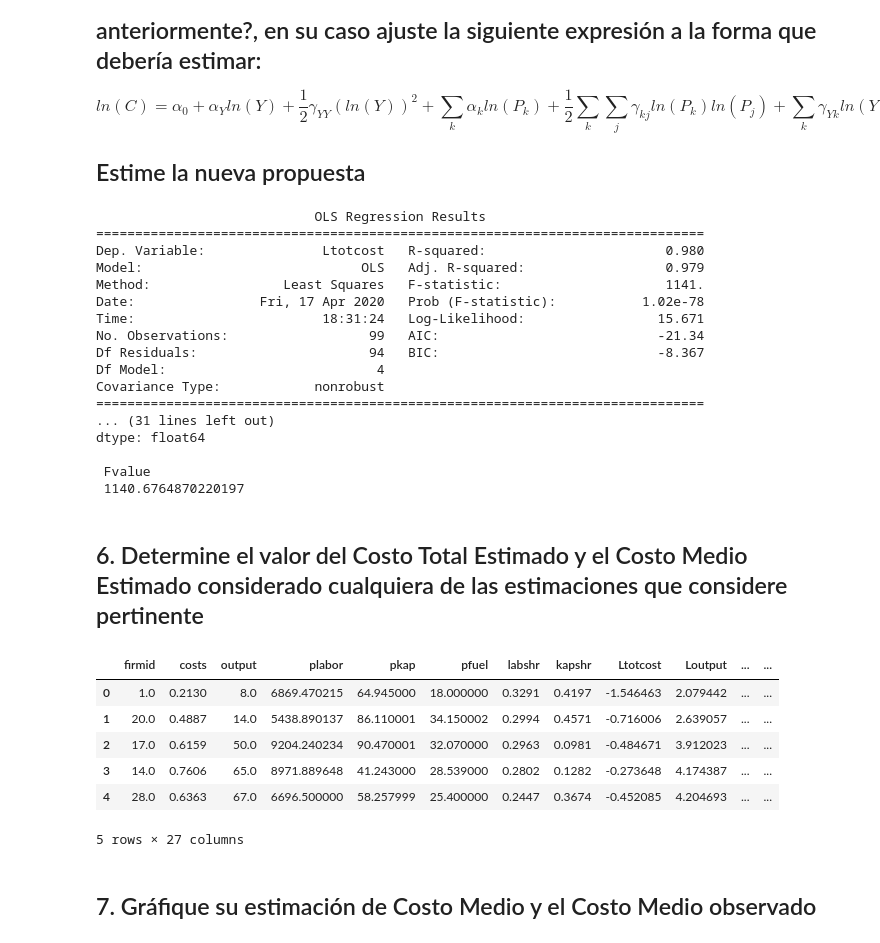
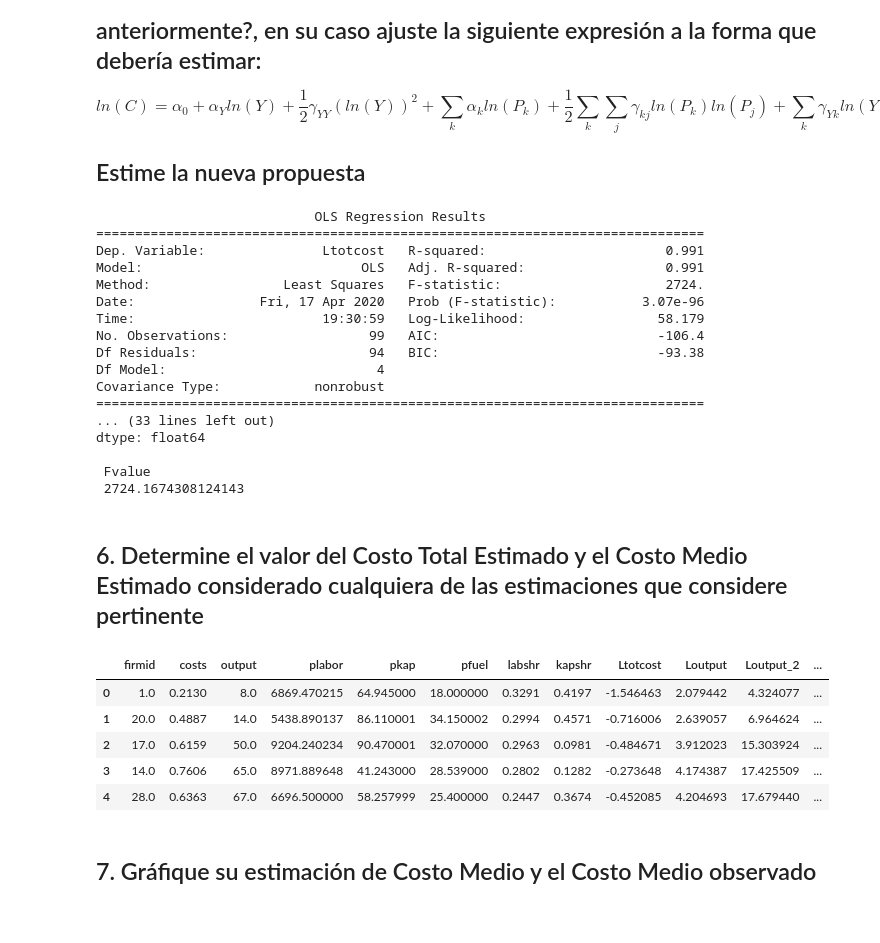
Before and after one commit to Elias-RM/OLS, a Jupyter notebook: Regresion_Lineal_TAREA.ipynb, the cells around one changed output. Drawn from its saved outputs; the diff is of its cells as text; code cells hidden in the pictures.

```diff
--- a/Regresion_Lineal_TAREA.ipynb
+++ b/Regresion_Lineal_TAREA.ipynb
@@ -226,6 +218,7 @@ $$ln(C) = \alpha_0 +  \alpha_Y ln(Y) + \frac{1}{2} \gamma_{YY} (ln(Y))^2 + \sum_
 dataframe2 , meta = pyreadstat.read_dta(dtafile)
 dataframe2['Ltotcost'] = np.log(dataframe2['costs'])
 dataframe2['Loutput'] = np.log(dataframe2['output'])
+dataframe2['Loutput_2'] = dataframe2['Loutput']**2
 dataframe2['Lplabor'] = np.log(dataframe2['plabor'])
 dataframe2['Lpfuel'] = np.log(dataframe2['pfuel'])
 dataframe2['Lpkap'] = np.log(dataframe2['pkap'])
@@ -233,7 +226,7 @@ dataframe2['One'] = 1
 
 
 Y = dataframe2["Ltotcost"]
-X = dataframe2[["One","Loutput", "Lplabor", "Lpfuel", "Lpkap"]]
+X = dataframe2[["One","Loutput", "Lplabor", "Lpfuel", "Loutput_2"]]
 # %%
 # Resporte de la estimación:
 est = sm.OLS(Y,X)
@@ -247,41 +240,40 @@ print("\n Fvalue \n", est2.fvalue)
 # %% [output]
                             OLS Regression Results
 ==============================================================================
-Dep. Variable:               Ltotcost   R-squared:                       0.980
-Model:                            OLS   Adj. R-squared:                  0.979
-Method:                 Least Squares   F-statistic:                     1141.
-Date:                Fri, 17 Apr 2020   Prob (F-statistic):           1.02e-78
-Time:                        18:31:24   Log-Likelihood:                 15.671
-No. Observations:                  99   AIC:                            -21.34
-Df Residuals:                      94   BIC:                            -8.367
+Dep. Variable:               Ltotcost   R-squared:                       0.991
+Model:                            OLS   Adj. R-squared:                  0.991
+Method:                 Least Squares   F-statistic:                     2724.
+Date:                Fri, 17 Apr 2020   Prob (F-statistic):           3.07e-96
+Time:                        19:30:59   Log-Likelihood:                 58.179
+No. Observations:                  99   AIC:                            -106.4
+Df Residuals:                      94   BIC:                            -93.38
 Df Model:                           4
 Covariance Type:            nonrobust
 ==============================================================================
-... (31 lines left out)
+... (33 lines left out)
 dtype: float64
 
  Fvalue
- 1140.6764870220197
+ 2724.1674308124143
 # %% [markdown]
 ## 6. Determine el valor del Costo Total Estimado y el Costo Medio Estimado considerado cualquiera de las estimaciones que considere pertinente
 # %%
 # Rcuperamos de la regresión el valor del Log del costo estimado
 LY_pred = est2.predict(X)
 # Anti-log:
 Y = np.exp(LY_pred)
 # Colocamos en el Data Frame:
-dataframe['avgcost'] = dataframe["costs"]/dataframe["output"]
-dataframe['totcost_e'] = Y
-dataframe['avgcost_e'] = dataframe["totcost_e"]/dataframe["output"]
-dataframe.head()
+dataframe2['avgcost'] = dataframe2["costs"]/dataframe2["output"]
+dataframe2['totcost_e'] = Y
+dataframe2['avgcost_e'] = dataframe2["totcost_e"]/dataframe2["output"]
+dataframe2.head()
 # %% [output]
-|  | firmid | costs | output | plabor | pkap | pfuel | labshr | kapshr | Ltotcost | Loutput | ... | ... |
-| 0 | 1.0 | 0.2130 | 8.0 | 6869.470215 | 64.945000 | 18.000000 | 0.3291 | 0.4197 | -1.546463 | 2.079442 | ... | ... |
-| 1 | 20.0 | 0.4887 | 14.0 | 5438.890137 | 86.110001 | 34.150002 | 0.2994 | 0.4571 | -0.716006 | 2.639057 | ... | ... |
-| 2 | 17.0 | 0.6159 | 50.0 | 9204.240234 | 90.470001 | 32.070000 | 0.2963 | 0.0981 | -0.484671 | 3.912023 | ... | ... |
-| 3 | 14.0 | 0.7606 | 65.0 | 8971.889648 | 41.243000 | 28.539000 | 0.2802 | 0.1282 | -0.273648 | 4.174387 | ... | ... |
-| 4 | 28.0 | 0.6363 | 67.0 | 6696.500000 | 58.257999 | 25.400000 | 0.2447 | 0.3674 | -0.452085 | 4.204693 | ... | ... |
+|  | firmid | costs | output | plabor | pkap | pfuel | labshr | kapshr | Ltotcost | Loutput | Loutput_2 | ... |
+| 0 | 1.0 | 0.2130 | 8.0 | 6869.470215 | 64.945000 | 18.000000 | 0.3291 | 0.4197 | -1.546463 | 2.079442 | 4.324077 | ... |
+| 1 | 20.0 | 0.4887 | 14.0 | 5438.890137 | 86.110001 | 34.150002 | 0.2994 | 0.4571 | -0.716006 | 2.639057 | 6.964624 | ... |
+| 2 | 17.0 | 0.6159 | 50.0 | 9204.240234 | 90.470001 | 32.070000 | 0.2963 | 0.0981 | -0.484671 | 3.912023 | 15.303924 | ... |
+| 3 | 14.0 | 0.7606 | 65.0 | 8971.889648 | 41.243000 | 28.539000 | 0.2802 | 0.1282 | -0.273648 | 4.174387 | 17.425509 | ... |
+| 4 | 28.0 | 0.6363 | 67.0 | 6696.500000 | 58.257999 | 25.400000 | 0.2447 | 0.3674 | -0.452085 | 4.204693 | 17.679440 | ... |
-5 rows × 27 columns
 # %% [markdown]
 ## 7. Gráfique su estimación de Costo Medio y el Costo Medio observado
 # %%
```
Also changed, not shown: parts of 5 cells of this notebook.
